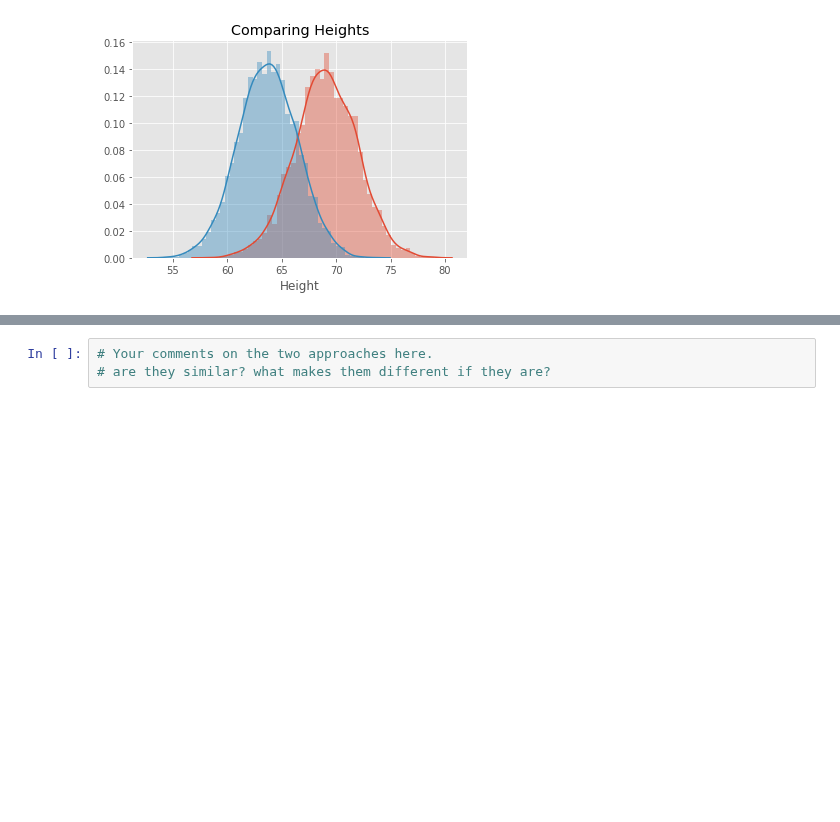
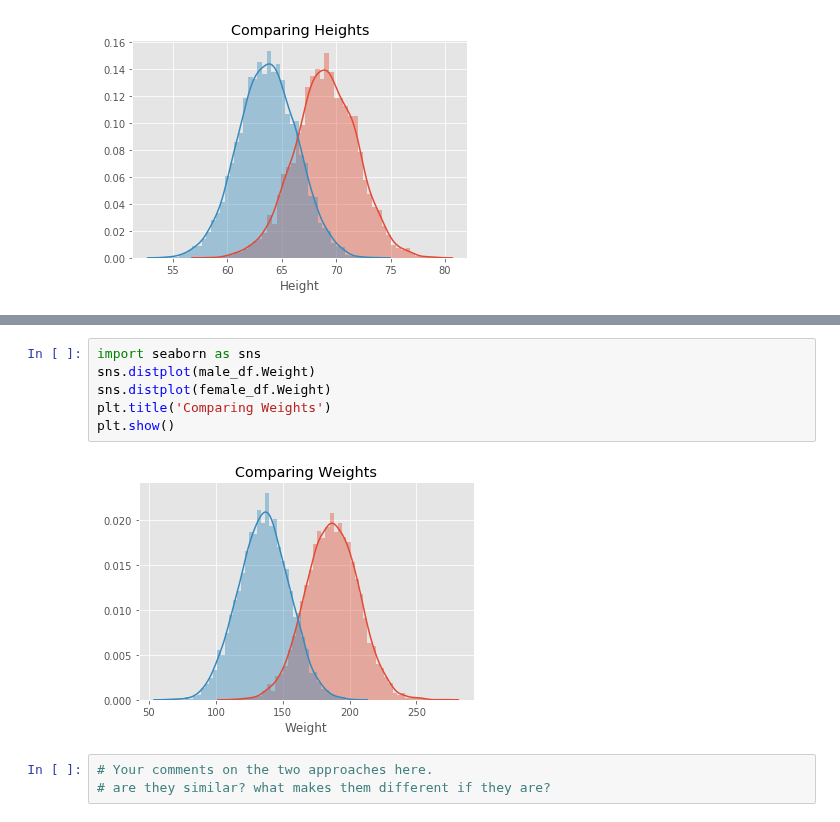
Before and after one commit to jbuenaseda/probability-density-functions-lab-nyc-ds-033020, a Jupyter notebook: index.ipynb, the cells around one changed output, grey strips where cells are left out. Saved outputs shown, nothing was run; the diff lists cells and outputs as text; blank space fills up the shorter version.

```diff
--- a/index.ipynb
+++ b/index.ipynb
@@ -175,3 +171,11 @@ plt.show()
+# %%
+import seaborn as sns
+sns.distplot(male_df.Weight)
+sns.distplot(female_df.Weight)
+plt.title('Comparing Weights')
+plt.show()
+# %% [output]
+[figure, added]
 # %%
 # Your comments on the two approaches here.
 # are they similar? what makes them different if they are?
```
Also changed, not shown: parts of 1 cell of this notebook.
